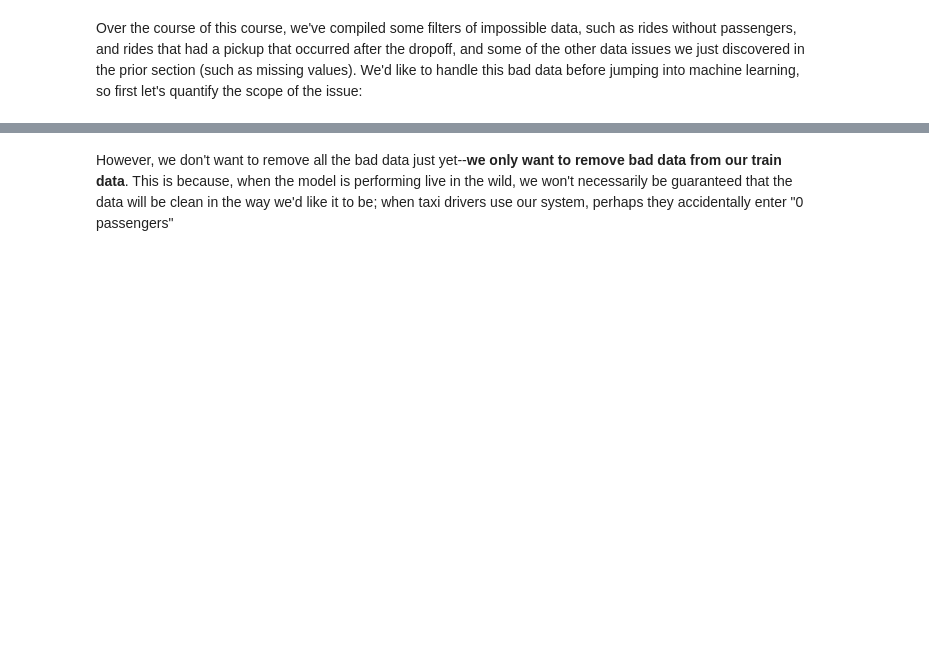
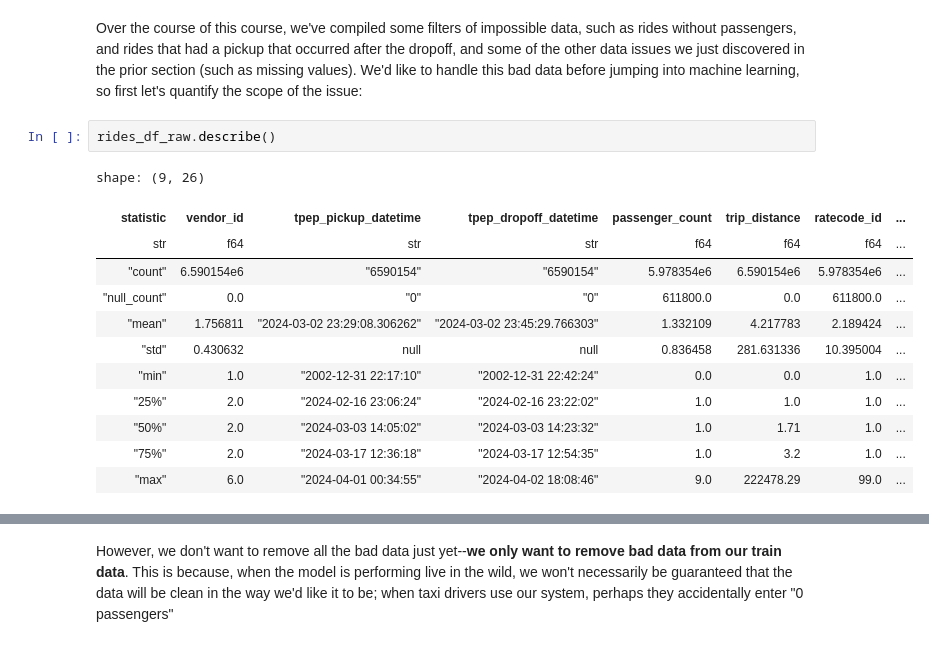
Before and after one commit to kalona/polars-for-data-science-oreilly-course, a Jupyter notebook: notebooks/10. Integrating Polars Into the Data Science Workflow.ipynb, the cells around one changed output, grey strips where cells are left out. Saved outputs shown, nothing was run; the diff lists cells and outputs as text; blank space fills up the shorter version.

```diff
--- a/notebooks/10. Integrating Polars Into the Data Science Workflow.ipynb
+++ b/notebooks/10. Integrating Polars Into the Data Science Workflow.ipynb
@@ -147,4 +222,19 @@ Already we see some curious stuff in the target variable:
 ## 10.3. Cleaning and Preparing the Data
 # %% [markdown]
 Over the course of this course, we've compiled some filters of impossible data, such as rides without passengers, and rides that had a pickup that occurred after the dropoff, and some of the other data issues we just discovered in the prior section (such as missing values). We'd like to handle this bad data before jumping into machine learning, so first let's quantify the scope of the issue:
+# %%
+rides_df_raw.describe()
+# %% [output]
+shape: (9, 26)
+| statistic | vendor_id | tpep_pickup_datetime | tpep_dropoff_datetime | passenger_count | trip_distance | ratecode_id | ... |
+| str | f64 | str | str | f64 | f64 | f64 | ... |
+| "count" | 6.590154e6 | "6590154" | "6590154" | 5.978354e6 | 6.590154e6 | 5.978354e6 | ... |
+| "null_count" | 0.0 | "0" | "0" | 611800.0 | 0.0 | 611800.0 | ... |
+| "mean" | 1.756811 | "2024-03-02 23:29:08.306262" | "2024-03-02 23:45:29.766303" | 1.332109 | 4.217783 | 2.189424 | ... |
+| "std" | 0.430632 | null | null | 0.836458 | 281.631336 | 10.395004 | ... |
+| "min" | 1.0 | "2002-12-31 22:17:10" | "2002-12-31 22:42:24" | 0.0 | 0.0 | 1.0 | ... |
+| "25%" | 2.0 | "2024-02-16 23:06:24" | "2024-02-16 23:22:02" | 1.0 | 1.0 | 1.0 | ... |
+| "50%" | 2.0 | "2024-03-03 14:05:02" | "2024-03-03 14:23:32" | 1.0 | 1.71 | 1.0 | ... |
+| "75%" | 2.0 | "2024-03-17 12:36:18" | "2024-03-17 12:54:35" | 1.0 | 3.2 | 1.0 | ... |
+| "max" | 6.0 | "2024-04-01 00:34:55" | "2024-04-02 18:08:46" | 9.0 | 222478.29 | 99.0 | ... |
 # %%
```
Also changed, not shown: parts of 24 cells of this notebook, 2 other files.
